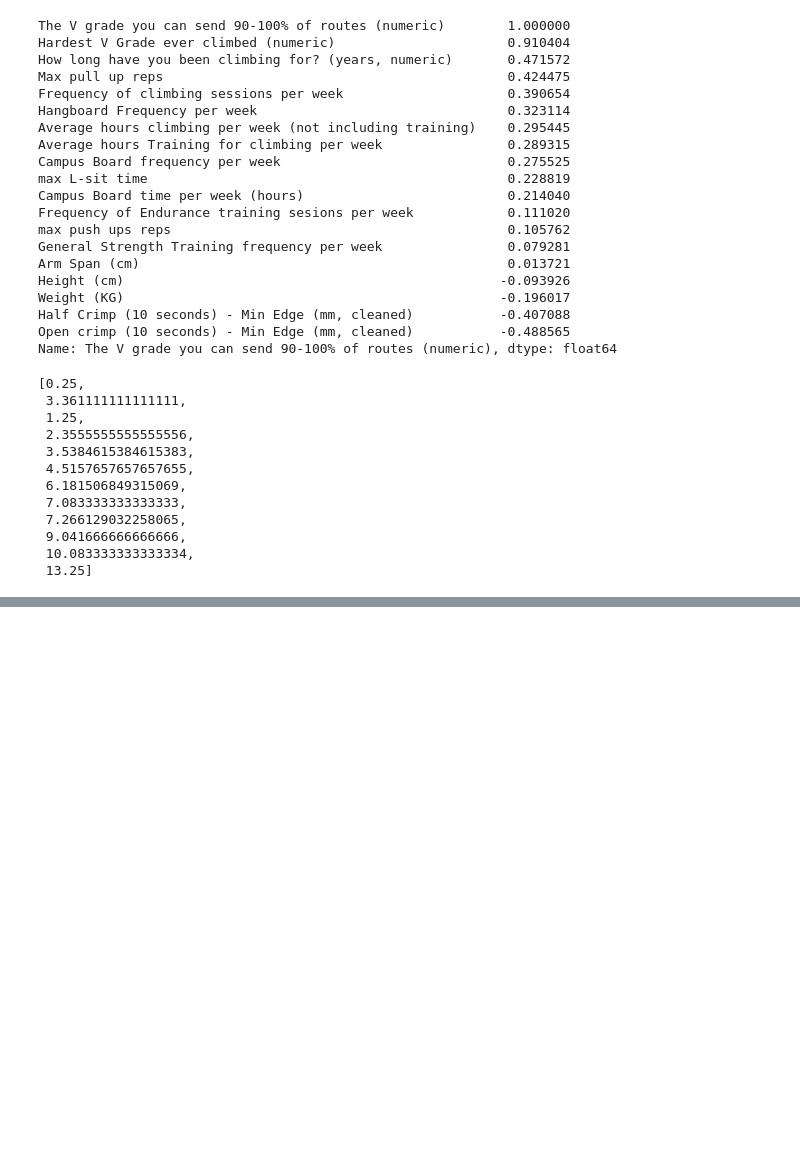
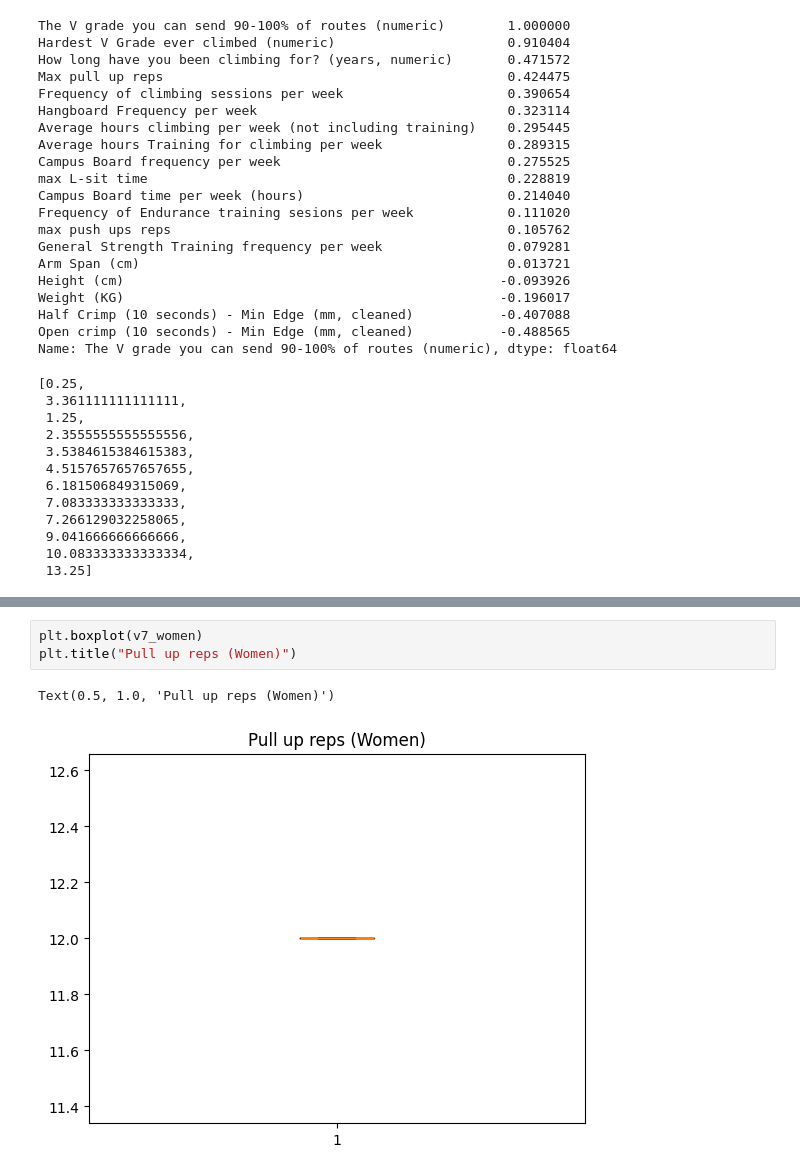
Before and after one commit to bonkacardonut/climbing-grade-analysis, a Jupyter notebook: notebooks/csk-final.ipynb, the cells around one changed output, grey strips where cells are left out. Saved outputs shown, nothing was run; the diff lists cells and outputs as text; blank space fills up the shorter version.

```diff
--- a/notebooks/csk-final.ipynb
+++ b/notebooks/csk-final.ipynb
@@ -530,0 +463,6 @@ Name: Max pull up reps, dtype: float64
+# %%
+plt.boxplot(v7_women)
+plt.title("Pull up reps (Women)")
+# %% [output]
+Text(0.5, 1.0, 'Pull up reps (Women)')
+[figure, added]
```
Also changed, not shown: parts of 19 cells of this notebook, 1 other file.
